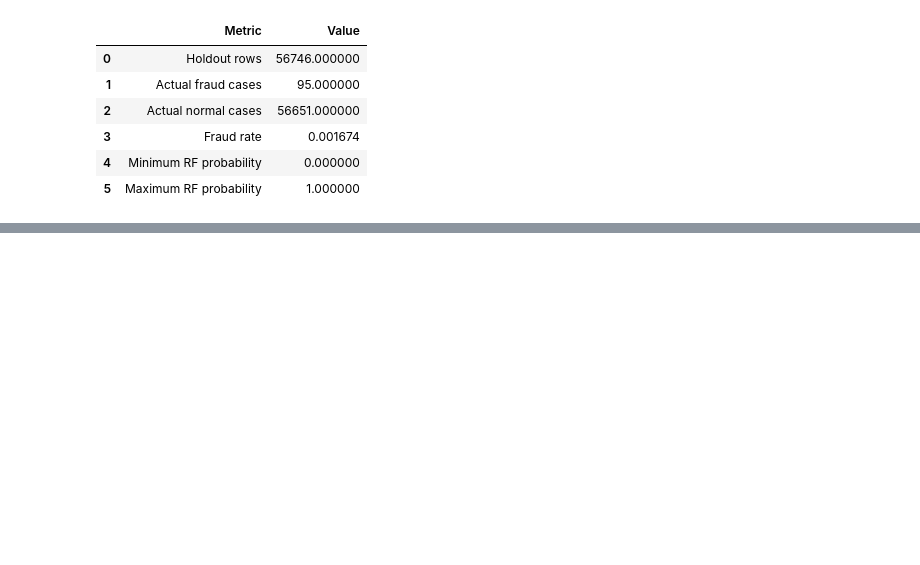
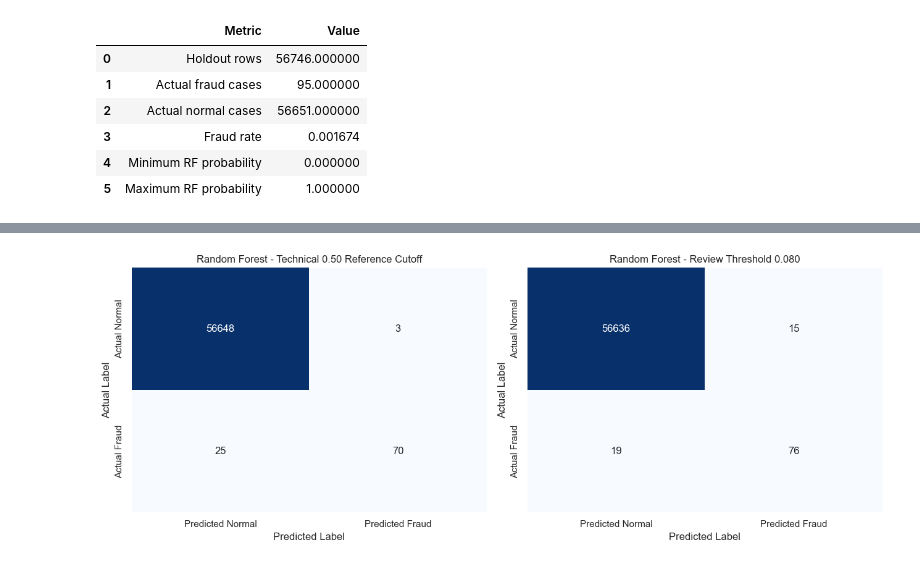
Before and after one commit to mmubashir95/Credit-Card-Fraud-Detection, a Jupyter notebook: notebooks/15_threshold_tuning.ipynb, the cells around one changed output, grey strips where cells are left out. Drawn from its saved outputs; the diff is of its cells as text; code cells hidden in the pictures; blank space fills up the shorter version.

```diff
--- a/notebooks/15_threshold_tuning.ipynb
+++ b/notebooks/15_threshold_tuning.ipynb
@@ -603,0 +460,38 @@ Notebook `16_decision_logic.ipynb` should define separate `BLOCK` and `REVIEW` t
+# %%
+def plot_confusion_matrix_for_threshold(y_true: pd.Series, y_proba: pd.Series, threshold: float, ax, title: str):
+    y_pred = (y_proba >= threshold).astype(int)
+    cm = confusion_matrix(y_true, y_pred)
+    sns.heatmap(
+        cm,
+        annot=True,
+        fmt="d",
+        cmap="Blues",
+        cbar=False,
+        xticklabels=["Predicted Normal", "Predicted Fraud"],
+        yticklabels=["Actual Normal", "Actual Fraud"],
+        ax=ax,
+    )
+    ax.set_title(title)
+    ax.set_xlabel("Predicted Label")
+    ax.set_ylabel("Actual Label")
+
+
+fig, axes = plt.subplots(1, 2, figsize=(13, 5))
+plot_confusion_matrix_for_threshold(
+    y_true,
+    y_proba_rf,
+    reference_threshold,
+    axes[0],
+    "Random Forest - Technical 0.50 Reference Cutoff",
+)
+plot_confusion_matrix_for_threshold(
+    y_true,
+    y_proba_rf,
+    review_threshold,
+    axes[1],
+    f"Random Forest - Review Threshold {review_threshold:.3f}",
+)
+fig.tight_layout()
+plt.show()
+# %% [output]
+[figure, added]
```
Also changed, not shown: parts of 53 cells of this notebook, 1 other file.
